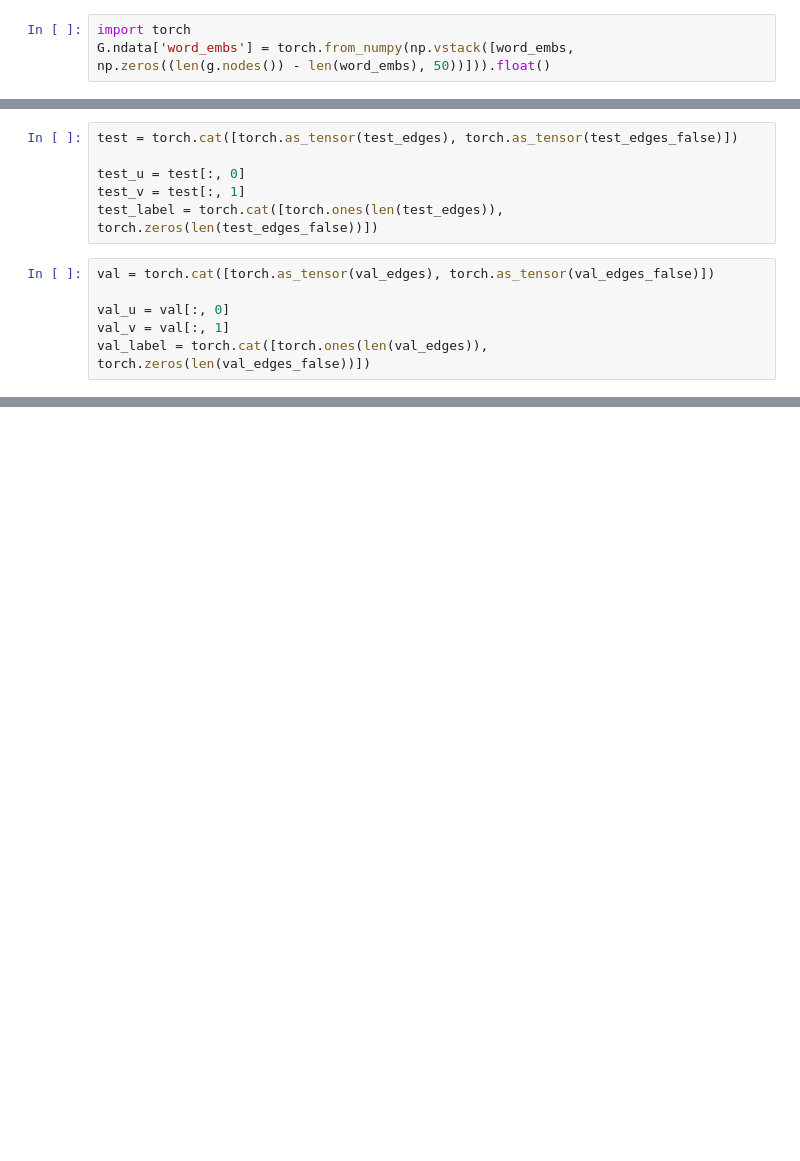
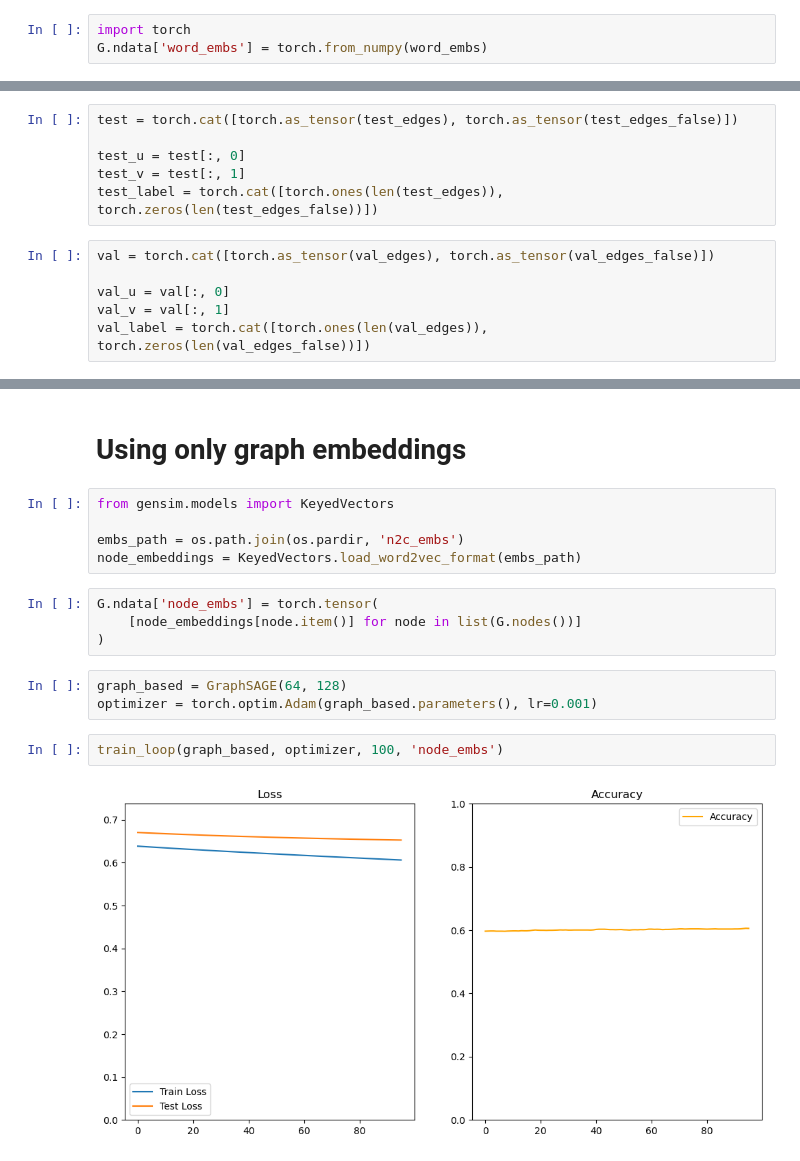
Before and after one commit to ArtemCh101/hse-sna-project, a Jupyter notebook: notebooks/gat.ipynb, the cells around one changed output, grey strips where cells are left out. Drawn from its saved outputs; the diff is of its cells as text; blank space fills up the shorter version.

Commit message:
training updated

```diff
--- a/notebooks/gat.ipynb
+++ b/notebooks/gat.ipynb
@@ -20,3 +26,3 @@ word_embs = np.load(os.path.join(os.pardir, 'embeddings.npy'))
 # %%
 import torch
-G.ndata['word_embs'] = torch.from_numpy(np.vstack([word_embs, np.zeros((len(g.nodes()) - len(word_embs), 50))])).float()
+G.ndata['word_embs'] = torch.from_numpy(word_embs)
@@ -91,3 +119,21 @@ pred = torch.sigmoid((logits[val_u] * logits[val_v]).sum(dim=1))
 print('Accuracy', ((pred >= 0.5) == val_label).sum().item() / len(pred))
 # %% [output]
 Accuracy 0.5361339600470035
+# %% [markdown]
+# Using only graph embeddings
+# %%
+from gensim.models import KeyedVectors
+
+embs_path = os.path.join(os.pardir, 'n2c_embs')
+node_embeddings = KeyedVectors.load_word2vec_format(embs_path)
+# %%
+G.ndata['node_embs'] = torch.tensor(
+    [node_embeddings[node.item()] for node in list(G.nodes())]
+)
+# %%
+graph_based = GraphSAGE(64, 128)
+optimizer = torch.optim.Adam(graph_based.parameters(), lr=0.001)
+# %%
+train_loop(graph_based, optimizer, 100, 'node_embs')
+# %% [output]
+[figure, added]
```
Also changed, not shown: parts of 10 cells of this notebook, 2 other files.
